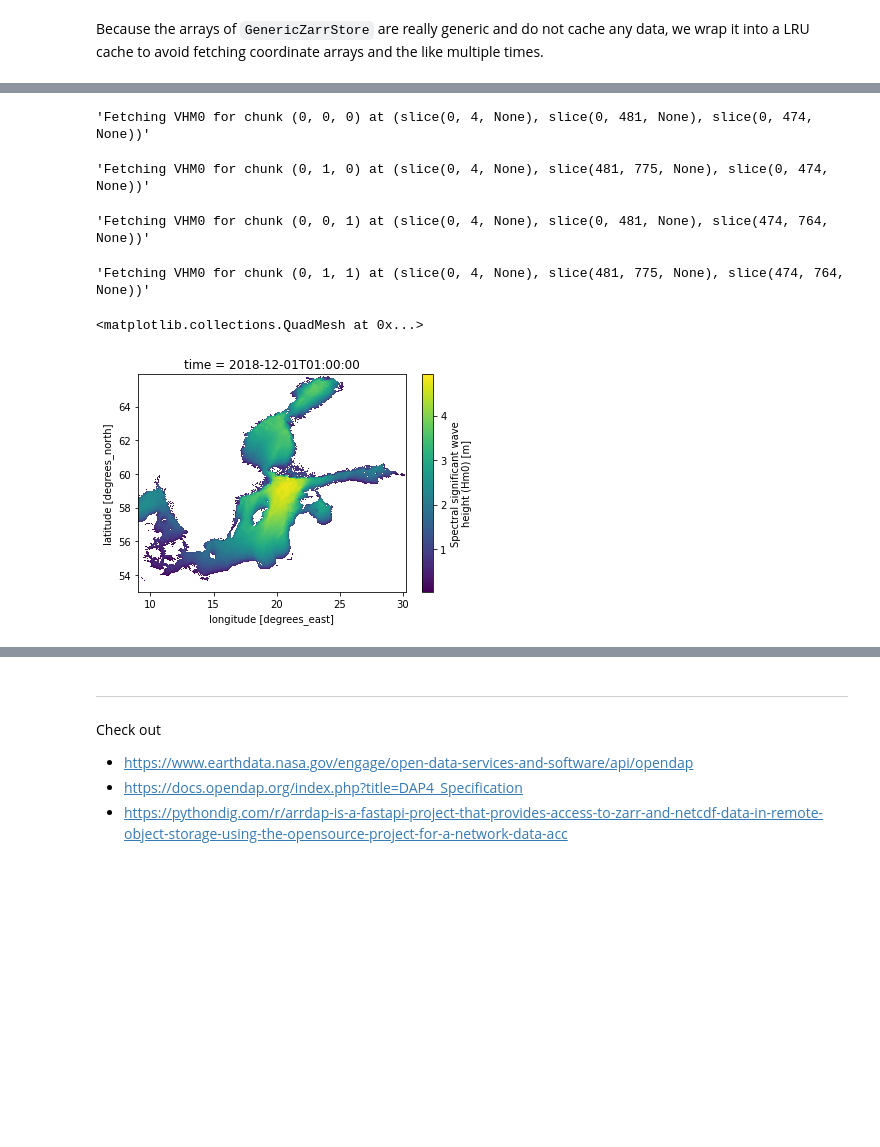
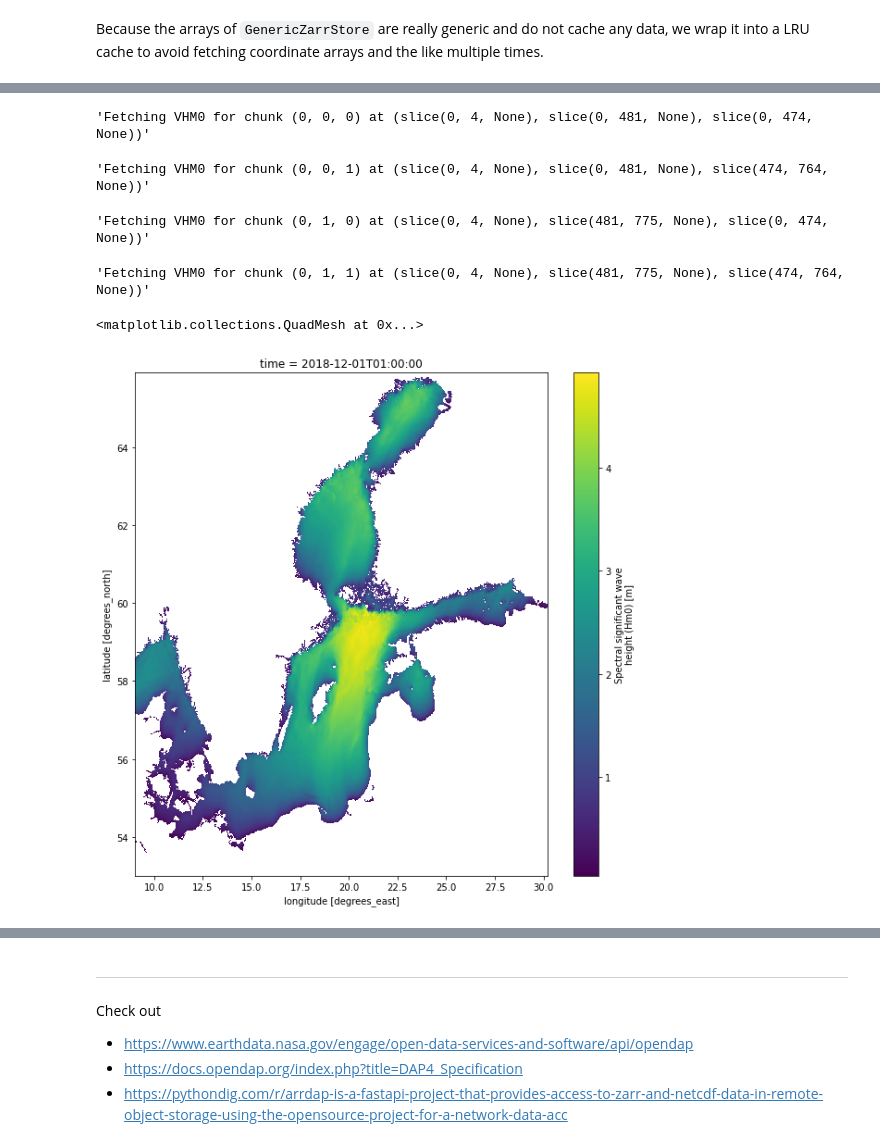
Before and after one commit to xcube-dev/xcube-cmems, a Jupyter notebook: notebooks/pydap-zarr-store.ipynb, the cells around one changed output, grey strips where cells are left out. Cells and saved outputs as stored; diff of their text form; code cells hidden in the pictures; blank space fills up the shorter version.

```diff
--- a/notebooks/pydap-zarr-store.ipynb
+++ b/notebooks/pydap-zarr-store.ipynb
@@ -277,14 +277,14 @@ valid_min :
 valid_max :
 20.0
 # %%
-xr_dataset.VHM0[0].plot()
+xr_dataset.VHM0[0].plot(figsize=(10, 10))
 # %% [output]
 'Fetching VHM0 for chunk (0, 0, 0) at (slice(0, 4, None), slice(0, 481, None), slice(0, 474, None))'
-'Fetching VHM0 for chunk (0, 1, 0) at (slice(0, 4, None), slice(481, 775, None), slice(0, 474, None))'
+'Fetching VHM0 for chunk (0, 0, 1) at (slice(0, 4, None), slice(0, 481, None), slice(474, 764, None))'
-'Fetching VHM0 for chunk (0, 0, 1) at (slice(0, 4, None), slice(0, 481, None), slice(474, 764, None))'
+'Fetching VHM0 for chunk (0, 1, 0) at (slice(0, 4, None), slice(481, 775, None), slice(0, 474, None))'
 'Fetching VHM0 for chunk (0, 1, 1) at (slice(0, 4, None), slice(481, 775, None), slice(474, 764, None))'
 <matplotlib.collections.QuadMesh at 0x...>
-[figure, old version]
+[figure, new version]
 # %%
 vhm0_daily_mean = xr_dataset.VHM0.resample(time="1D").mean()
 # %%
```
Also changed, not shown: parts of 3 cells of this notebook.
